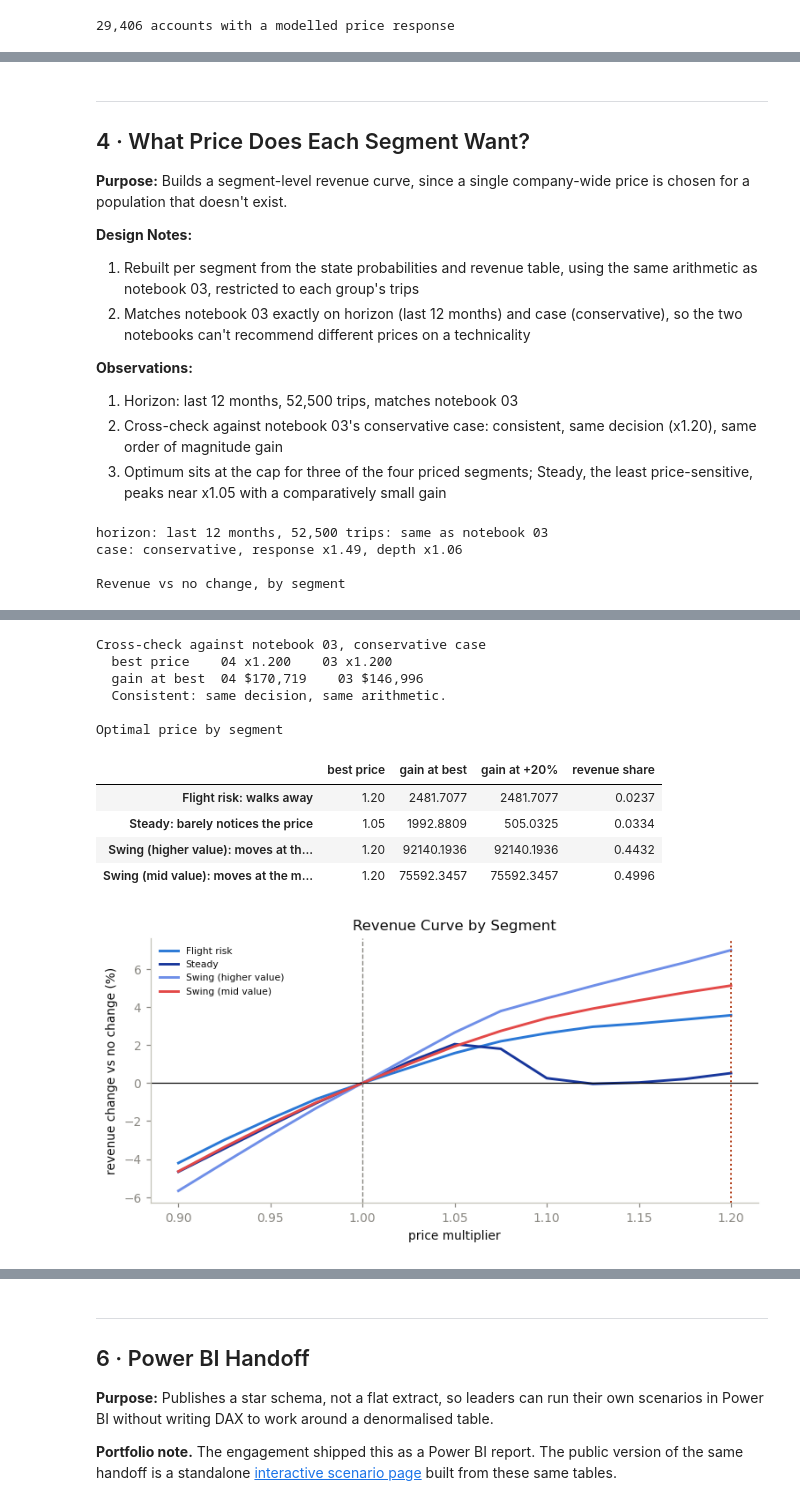
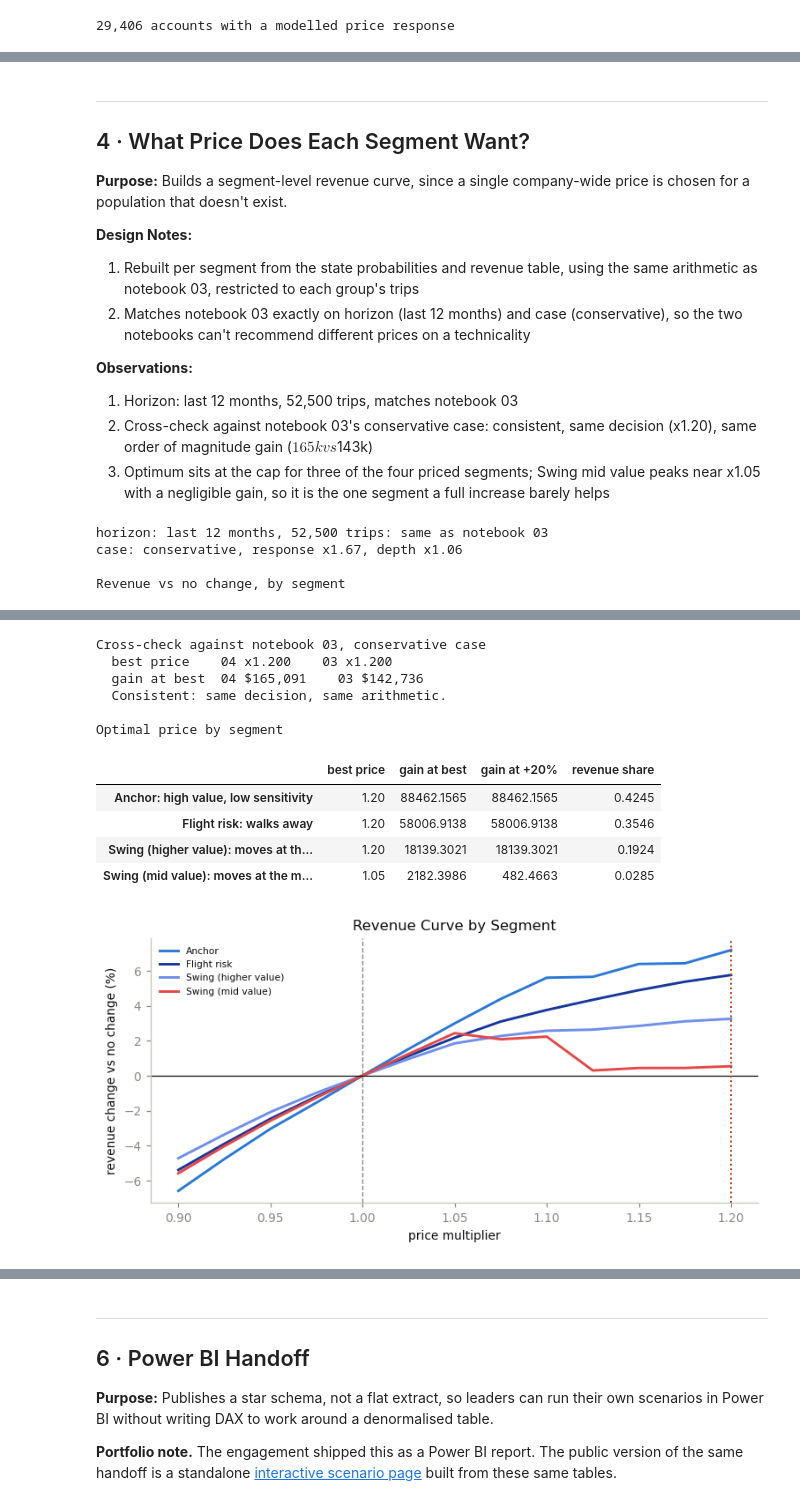
Before and after one commit to paforsey/data-science-portfolio, a Jupyter notebook: case-studies/international-roaming/international_roaming.ipynb, the cells around one changed output, grey strips where cells are left out. Saved outputs shown, nothing was run; the diff lists cells and outputs as text; code cells hidden in the pictures.

```diff
--- a/case-studies/international-roaming/international_roaming.ipynb
+++ b/case-studies/international-roaming/international_roaming.ipynb
@@ -1015,7 +1018,7 @@ display(pd.DataFrame({'observed': [(y[te] == c).mean() for c in CLASSES],
                       'raw': P_te.mean(0), 'isotonic': P_te_cal.mean(0)},
                      index=CLASSES).round(4))
 
-fig, axes = plt.subplots(1, 4, figsize=(13, 2.9))
+fig, axes = plt.subplots(1, 3, figsize=(10.5, 2.9))
 for i, (c, ax) in enumerate(zip(CLASSES, axes)):
     for P, lbl, col in [(P_te, 'raw', MUTED), (P_te_cal, 'isotonic', ACCENT)]:
         try:
@@ -1438,7 +1410,7 @@ BOUND = -5.0      # a coefficient at the wall means unidentified, not strong
 
 def fit_coverage(target_col, denom_col, label, bound=None):
     '''Trees on non-price features (standard price only), then a price term.'''
-    m_red = (trips.y == 'reduces').to_numpy()
+    m_red = (trips.y == 'partial').to_numpy()
     fit_rows = m_red & tr & STD
     n = trips[denom_col].to_numpy().clip(1)
     cov = (trips[target_col].to_numpy() / n)
@@ -1492,9 +1464,9 @@ def fit_coverage(target_col, denom_col, label, bound=None):
 print('Fitting reduction depth')
 day_base, day_theta = fit_coverage('days_bought', 'days_traveled', 'day coverage ')
 # Tight bound: only a minority of trips cut lines, so this channel is thin
-line_share = ((trips.y == 'reduces') &
-              (trips.lines_active < trips.lines_traveling)).sum() / max((trips.y == 'reduces').sum(), 1)
-print(f'line cuts occur on {line_share:.1%} of reducing trips')
+line_share = ((trips.y == 'partial') &
+              (trips.lines_active < trips.lines_traveling)).sum() / max((trips.y == 'partial').sum(), 1)
+print(f'line cuts occur on {line_share:.1%} of partial-coverage trips')
 line_base, line_theta = fit_coverage('lines_active', 'lines_traveling', 'line coverage',
                                      bound=-1.5)
 
@@ -2106,12 +1974,12 @@ N = len(panel)
 
 
 def rev_at(mult, depth_scale=1.0):
-    '''(n, 4) revenue per state at the nearest grid price.'''
+    '''(n, 3) revenue per level at the nearest grid price.'''
     m = GRID[np.argmin(np.abs(GRID - mult))]
     R = np.column_stack([rev_wide[(f'rev_{c}', m)].loc[TRIP_IDS].to_numpy() for c in CLASSES])
     if depth_scale != 1.0:
-        j = CLASSES.index('reduces')
-        full = R[:, CLASSES.index('unchanged')]
+        j = CLASSES.index('partial')
+        full = R[:, CLASSES.index('full')]
         R = R.copy()
         R[:, j] = np.clip(full - depth_scale * (full - R[:, j]), 0, None)
     return R
@@ -2131,10 +1999,10 @@ def probs_at(mult, response_scale=1.0):
 print('probability shift table built for', len(SHIFT), 'price points')
 
 # Join guard: probs_at(1.0) must reproduce the scored probabilities exactly
-src_mean = scored.set_index('trip_id').loc[TRIP_IDS, 'p_no_purchase'].mean()
+src_mean = scored.set_index('trip_id').loc[TRIP_IDS, 'p_null'].mean()
 sim_mean = probs_at(1.0)[:, 0].mean()
-print(f'P(no_purchase) from scored_trips : {src_mean:.4f}')
-print(f'P(no_purchase) via probs_at(1.0) : {sim_mean:.4f}')
+print(f'P(null) from scored_trips : {src_mean:.4f}')
+print(f'P(null) via probs_at(1.0) : {sim_mean:.4f}')
 if abs(sim_mean - src_mean) > 0.002:
     raise AssertionError(
         f'probability join is broken: {sim_mean:.4f} vs {src_mean:.4f}. '
@@ -2142,8 +2010,8 @@ if abs(sim_mean - src_mean) > 0.002:
         'aligns row-for-row with the panel.')
 print('join verified')
 
-print('Sanity: mean P(no_purchase) at three prices, response_scale=1')
+print('Sanity: mean P(null) at three prices, response_scale=1')
 display(pd.Series({f'x{m:.3f}': probs_at(m)[:, 0].mean() for m in [GRID[0], 1.0, GRID[-1]]},
-                  name='P(no_purchase)').round(4).to_frame())
+                  name='P(null)').round(4).to_frame())
 # %% [output]
 probability shift table built for 13 price points
@@ -2672,19 +2539,17 @@ sc = scored.merge(trips[['trip_id', 'pass_revenue']], on='trip_id', how='left')
 acct_state = sc.groupby('account_id').agg(
     trips=('trip_id', 'size'),
     revenue=('pass_revenue', 'sum'),
-    p_reduces=('p_reduces', 'mean'),
-    p_increases=('p_increases', 'mean'),
+    p_partial=('p_partial', 'mean'),
 ).reset_index()
 
 seg = resp.merge(acct_state, on='account_id', how='inner')
-seg['baseline_risk'] = seg['p_np_1.00']
-seg['response_span'] = seg['p_np_1.20'] - seg['p_np_0.90']
+seg['baseline_risk'] = seg['p_null_1.00']
+seg['response_span'] = seg['p_null_1.20'] - seg['p_null_0.90']
 # Blends current trim tendency with future walk-away risk (see Design Notes)
-seg['reduce_vs_quit'] = seg['p_reduces'] / (seg['p_reduces'] + seg['p_np_1.20'] + 1e-9)
+seg['reduce_vs_quit'] = seg['p_partial'] / (seg['p_partial'] + seg['p_null_1.20'] + 1e-9)
 seg['log_revenue'] = np.log1p(seg['revenue'])
 
-FEATS = ['baseline_risk', 'response_span', 'p_reduces', 'p_increases',
-         'reduce_vs_quit', 'log_revenue']
+FEATS = ['baseline_risk', 'response_span', 'p_partial', 'reduce_vs_quit', 'log_revenue']
 seg = seg.dropna(subset=FEATS)
 display(seg[FEATS].describe().round(4))
 
@@ -3061,8 +2925,8 @@ Rank correlation, true sensitivity vs modelled span: -0.50
 **Observations:**
 
 1. Horizon: last 12 months, 52,500 trips, matches notebook 03
-2. Cross-check against notebook 03's conservative case: consistent, same decision (x1.20), same order of magnitude gain
-3. Optimum sits at the cap for three of the four priced segments; Steady, the least price-sensitive, peaks near x1.05 with a comparatively small gain
+2. Cross-check against notebook 03's conservative case: consistent, same decision (x1.20), same order of magnitude gain ($165k vs $143k)
+3. Optimum sits at the cap for three of the four priced segments; Swing mid value peaks near x1.05 with a negligible gain, so it is the one segment a full increase barely helps
 # %%
 # Build segment revenue curves
 sweep = load('price_sweep').set_index('price_multiplier')
@@ -3087,7 +2951,7 @@ ids = trip_seg['trip_id'].to_numpy()
 ids = ids[np.isin(ids, p_std.index) & np.isin(ids, rev_w.index) & np.isin(ids, FWD)]
 trip_seg = trip_seg[trip_seg.trip_id.isin(ids)]
 P0 = p_std.loc[ids].to_numpy()
-I_RED, I_UNCH = CLASSES.index('reduces'), CLASSES.index('unchanged')
+I_RED, I_UNCH = CLASSES.index('partial'), CLASSES.index('full')
 
 prob_by_price = {}
 rows = []
@@ -3155,6 +3019,6 @@ plt.tight_layout()
 plt.show()
 # %% [output]
 horizon: last 12 months, 52,500 trips: same as notebook 03
-case: conservative, response x1.49, depth x1.06
+case: conservative, response x1.67, depth x1.06
 
 Revenue vs no change, by segment
@@ -3166,15 +3030,15 @@ Revenue vs no change, by segment
 Cross-check against notebook 03, conservative case
   best price    04 x1.200    03 x1.200
-  gain at best  04 $170,719    03 $146,996
+  gain at best  04 $165,091    03 $142,736
   Consistent: same decision, same arithmetic.
 
 Optimal price by segment
 |  | best price | gain at best | gain at +20% | revenue share |
-| Flight risk: walks away | 1.20 | 2481.7077 | 2481.7077 | 0.0237 |
-| Steady: barely notices the price | 1.05 | 1992.8809 | 505.0325 | 0.0334 |
-| Swing (higher value): moves at th... | 1.20 | 92140.1936 | 92140.1936 | 0.4432 |
-| Swing (mid value): moves at the m... | 1.20 | 75592.3457 | 75592.3457 | 0.4996 |
+| Anchor: high value, low sensitivity | 1.20 | 88462.1565 | 88462.1565 | 0.4245 |
+| Flight risk: walks away | 1.20 | 58006.9138 | 58006.9138 | 0.3546 |
+| Swing (higher value): moves at th... | 1.20 | 18139.3021 | 18139.3021 | 0.1924 |
+| Swing (mid value): moves at the m... | 1.05 | 2182.3986 | 482.4663 | 0.0285 |
-[figure, old version]
+[figure, new version]
 # %% [markdown]
 ---
 ## 5 · Uniform Against Selective
```
Also changed, not shown: parts of 71 cells of this notebook, 19 other files.
